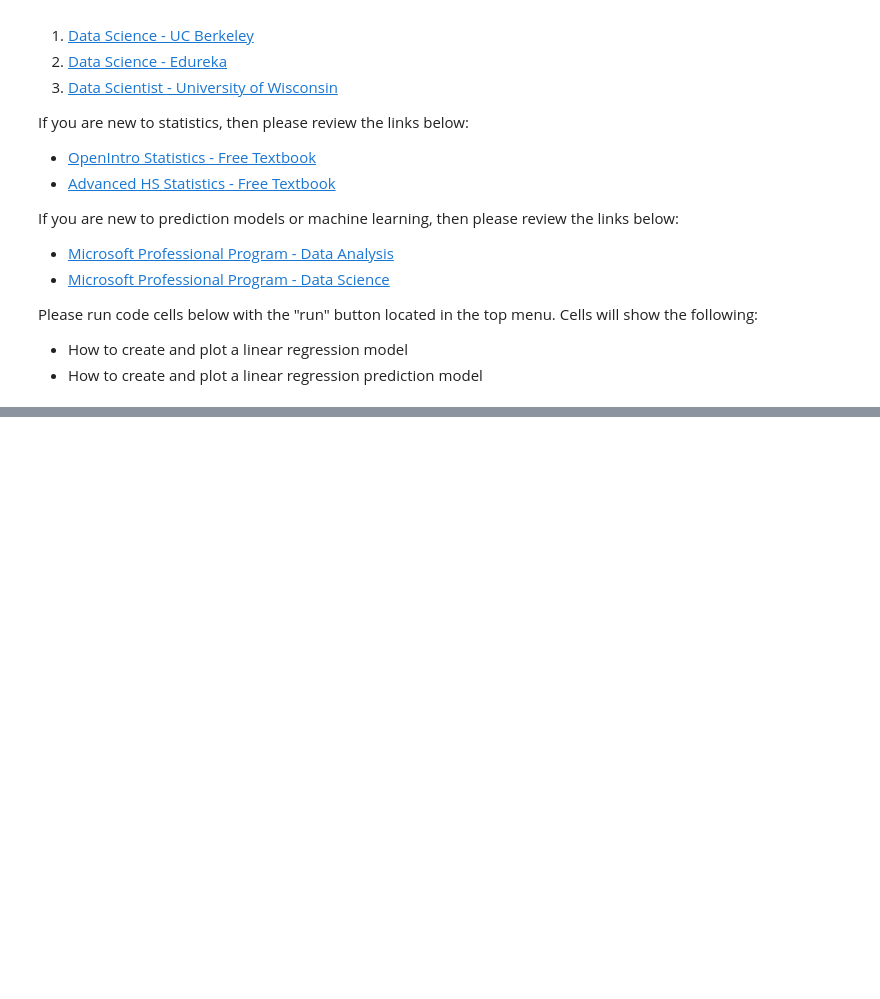
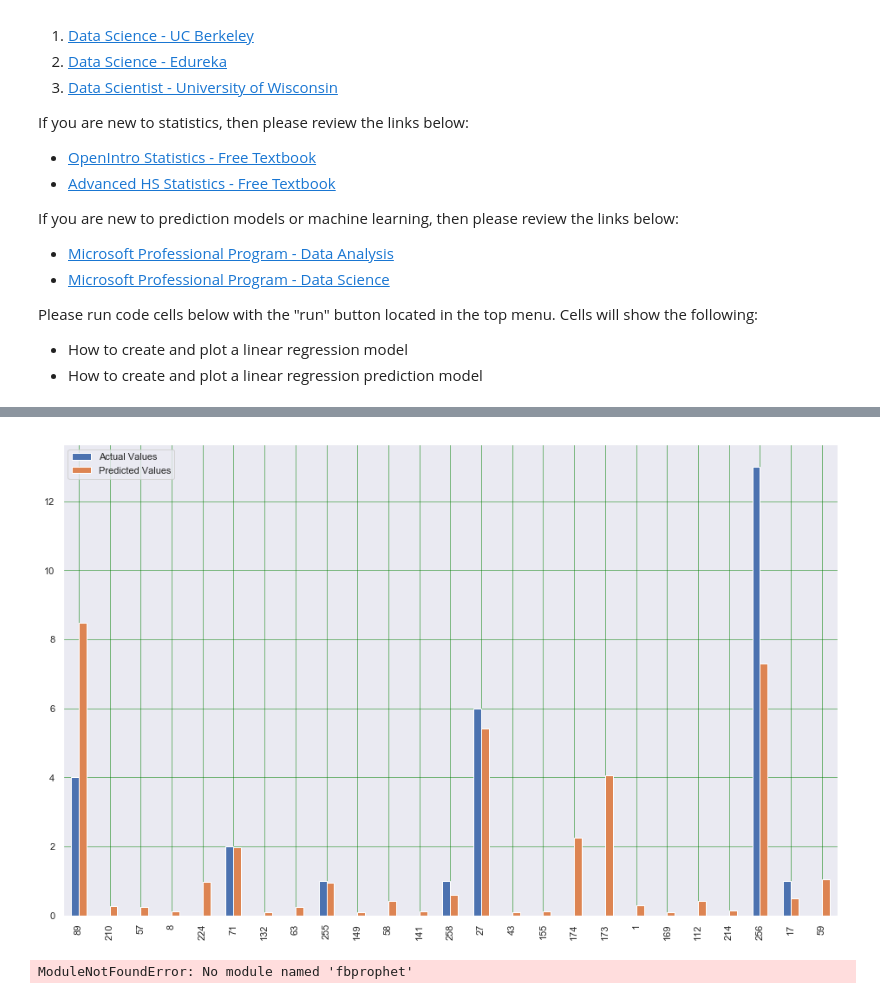
Before and after one commit to walteryu/code4sac, a Jupyter notebook: covid/covid_analysis.ipynb, the cells around one changed output, grey strips where cells are left out. Drawn from its saved outputs; the diff is of its cells as text; code cells hidden in the pictures; blank space fills up the shorter version.

Commit message:
update modules

```diff
--- a/covid/covid_analysis.ipynb
+++ b/covid/covid_analysis.ipynb
@@ -362,0 +467,27 @@ Please run code cells below with the "run" button located in the top menu. Cells
+# %%
+# 4C - prediction model with linear regresion:
+# https://towardsdatascience.com/a-beginners-guide-to-linear-regression-in-python-with-scikit-learn-83a8f7ae2b4f
+
+# plot a randomly sampled 25 values
+df_25 = df_results.sample(25)
+df_25.plot(kind='bar',figsize=(16,10))
+
+# create bar plot of actual and predicted values
+plt.grid(which='major', linestyle='-', linewidth='0.5', color='green')
+plt.grid(which='minor', linestyle=':', linewidth='0.5', color='black')
+plt.show()
+# %% [output]
+[figure, added]
+# %%
+# 04D time series analysis
+# ref: https://towardsdatascience.com/time-series-analysis-in-python-an-introduction-70d5a5b1d52a
+
+import fbprophet
+# Prophet requires columns ds (Date) and y (value)
+df_california = df_california.rename(columns={'date': 'ds', 'cases': 'y'})
+
+# Make the prophet model and fit on the data
+ca_prophet = fbprophet.Prophet(changepoint_prior_scale=0.15)
+ca_prophet.fit(df_california)
+# %% [output]
+ModuleNotFoundError: No module named 'fbprophet'
```
Also changed, not shown: parts of 8 cells of this notebook, 3 other files.
